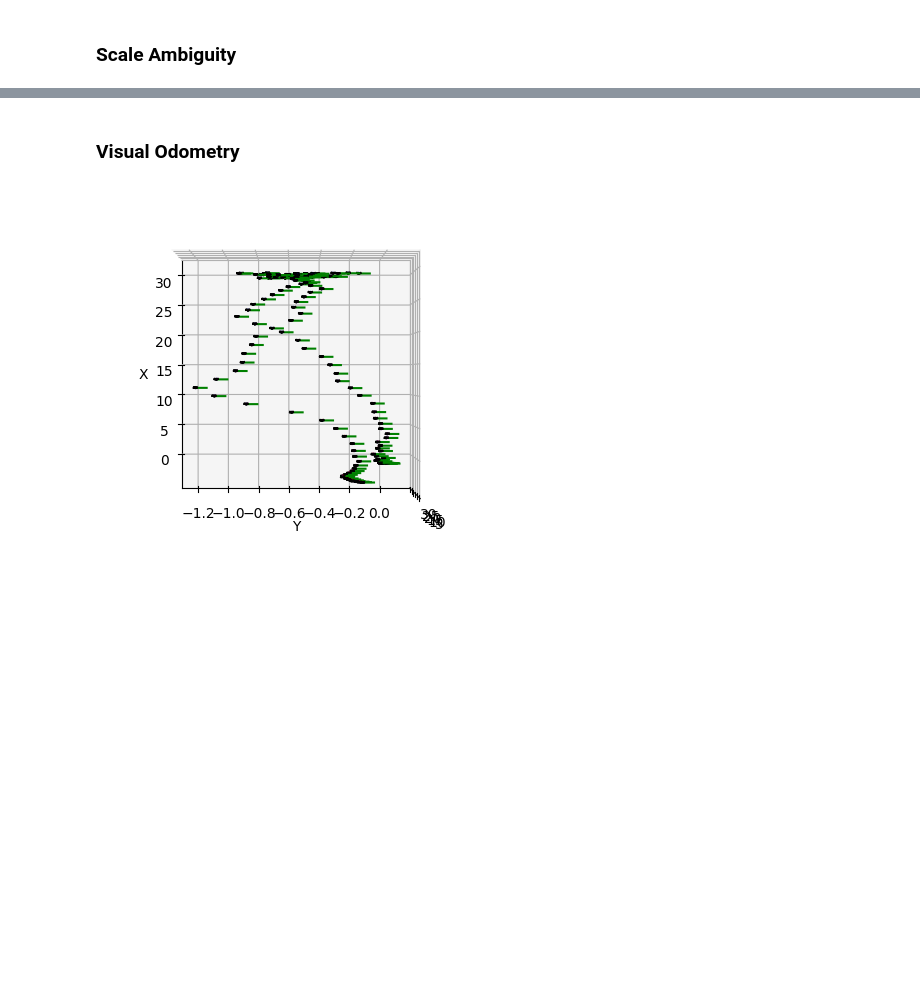
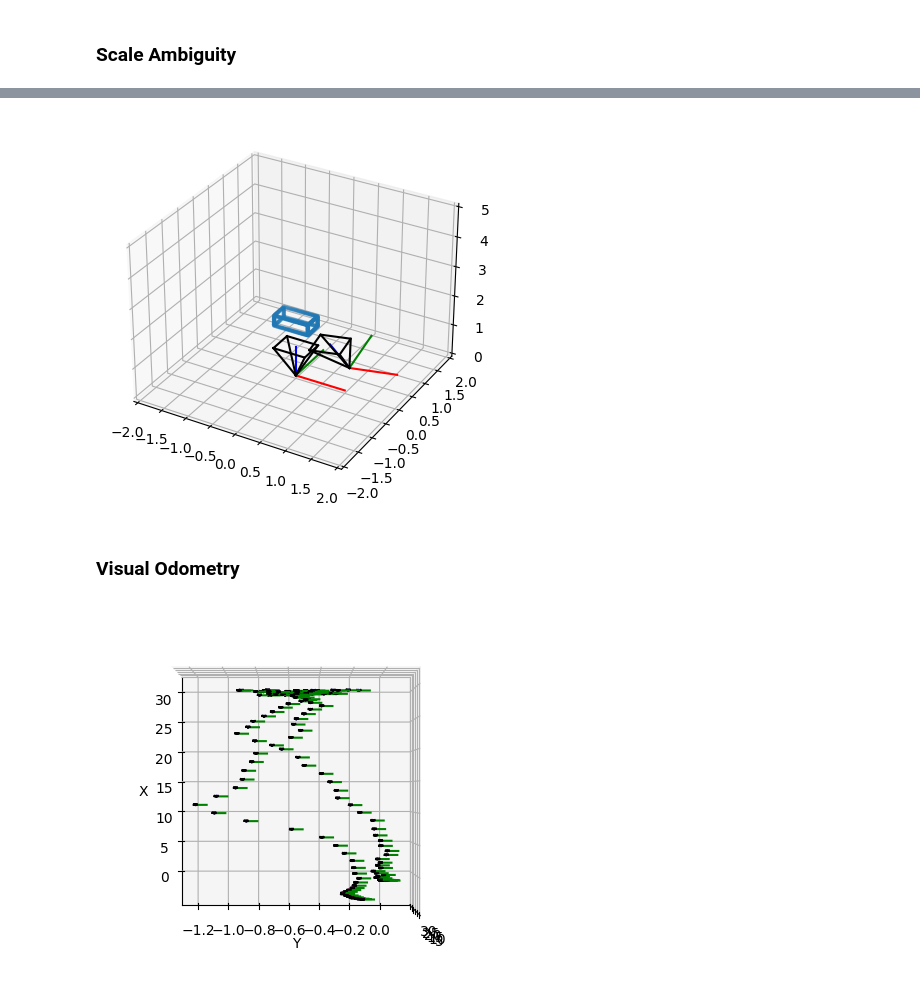
Before and after one commit to imkaywu/3d-vision-tutorial, a Jupyter notebook: 07_epipolar_geometry.ipynb, the cells around one changed output, grey strips where cells are left out. Saved outputs shown, nothing was run; the diff lists cells and outputs as text; code cells hidden in the pictures; blank space fills up the shorter version.

```diff
--- a/07_epipolar_geometry.ipynb
+++ b/07_epipolar_geometry.ipynb
@@ -198,2 +418,29 @@ TBD
 # %% [markdown]
 ### Scale Ambiguity
+# %%
+x1 = K @ Rt1 @ X
+x2 = K @ Rt2 @ X
+x1 /= x1[2]
+x2 /= x2[2]
+x1_px = np.int32(x1[:2].T) # (Nx2)
+x2_px = np.int32(x2[:2].T)
+
+# Fundamental Matrix (8-point)
+F, _ = cv2.findFundamentalMat(x1_px, x2_px, cv2.LMEDS)
+
+# Essential matrix
+E = K.T @ F @ K
+
+R_est1, R_est2, t_est = cv2.decomposeEssentialMat(E)
+# Depth check: select rotation giving positive Z-value in camera CS.
+for R_est in (R_est1, R_est2):
+  Rt_est = np.hstack((R_est, t_est))
+  x = Rt_est @ X
+  if np.alltrue(x[2]>0): break
+Rt2_est = Rt_est
+
+# Triangulation
+x1_img = np.float32(x1_px.T)
+x2_img = np.float32(x2_px.T)
+X_est = cv2.triangulatePoints(K@Rt1, K@Rt2_est, x1_img, x2_img)
+X_est /= X_est[3]
@@ -200,3 +452,17 @@ TBD
+# %%
+# Visualize the 3D box and two cameras
+fig = plt.figure()
+ax = plt.axes(projection='3d')
+ax.set_xlim(-2, 2)
+ax.set_ylim(-2, 2)
+ax.set_zlim(0, 5)
+for Rt in (Rt1, Rt2_est):
+  R, t = Rt[:,:3], Rt[:,3]
+  plot_camera(ax, R, t, w, h, f, px_size)
+plot_data(ax, X_est[0], X_est[1], X_est[2])
+plt.show()
+# %% [output]
+[figure, added]
 # %% [markdown]
 ### Visual Odometry
 # %%
```
Also changed, not shown: parts of 20 cells of this notebook, 2 other files.
